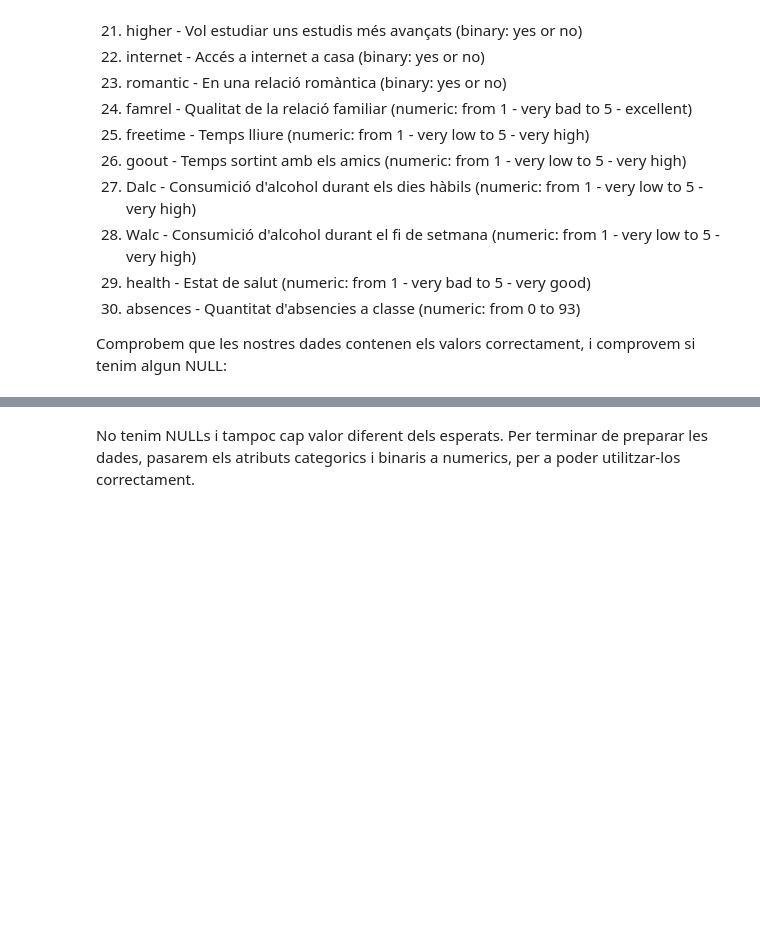
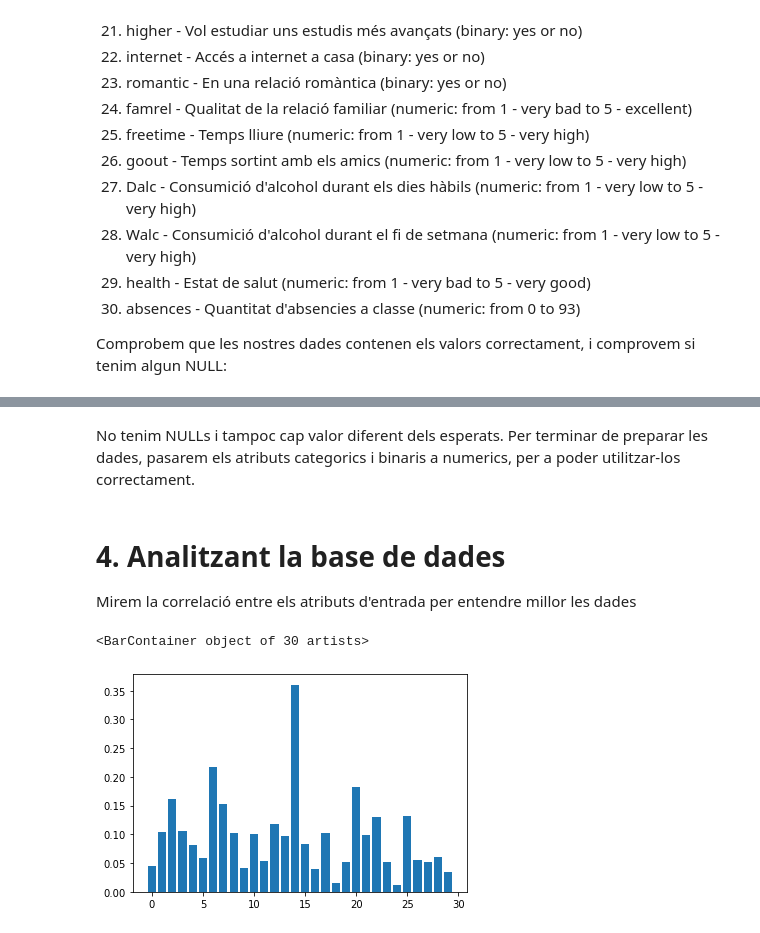
Before and after one commit to NIU1596830/Cas-Kaggle, a Jupyter notebook: entrega.ipynb, the cells around one changed output, grey strips where cells are left out. Cells and saved outputs as stored; diff of their text form; code cells hidden in the pictures; blank space fills up the shorter version.

```diff
--- a/entrega.ipynb
+++ b/entrega.ipynb
@@ -44,6 +44,8 @@ l_column = list(df.columns)
 x = data[:, :30]  # Caracteristiques (x)
 y = data[:, 32]  # Atribut y --> variable dependent del nostre model
 
+df = df.drop(['G1', 'G2'], axis=1)
+
 print("Dimensionalitat de la BBDD nostre:", df.shape)
 print("Dimensionalitat de les entrades X nostre", x.shape)
 print("Dimensionalitat de l'atribut Y nostre", y.shape)
@@ -129,5 +131,3 @@ Mean_std: 10.714 3.762
 G3
 NaNs: 0
 Mean_std: 10.415 4.581
-# %% [markdown]
-No tenim NULLs i tampoc cap valor diferent dels esperats. Per terminar de preparar les dades, pasarem els atributs categorics i binaris a numerics, per a poder utilitzar-los correctament.
@@ -212,0 +134,2 @@ df = df.apply(pd.to_numeric) # Passem totes les variables a numeric, per si algu
+# %% [markdown]
+No tenim NULLs i tampoc cap valor diferent dels esperats. Per terminar de preparar les dades, pasarem els atributs categorics i binaris a numerics, per a poder utilitzar-los correctament.
@@ -212,0 +215,15 @@ df = df.apply(pd.to_numeric) # Passem totes les variables a numeric, per si algu
+# %% [markdown]
+# 4. Analitzant la base de dades
+
+Mirem la correlació entre els atributs d'entrada per entendre millor les dades
+# %%
+correlacio = df.corr()['G3']
+
+plt.figure()
+
+# apliquem el valor absolut, per diferenciarles millor
+# ax = sns.heatmap(abs(correlacio), annot=True, linewidths=.5)
+plt.bar(np.arange(30), abs(correlacio[:-1]))
+# %% [output]
+<BarContainer object of 30 artists>
+[figure, added]
```
Also changed, not shown: parts of 30 cells of this notebook.
